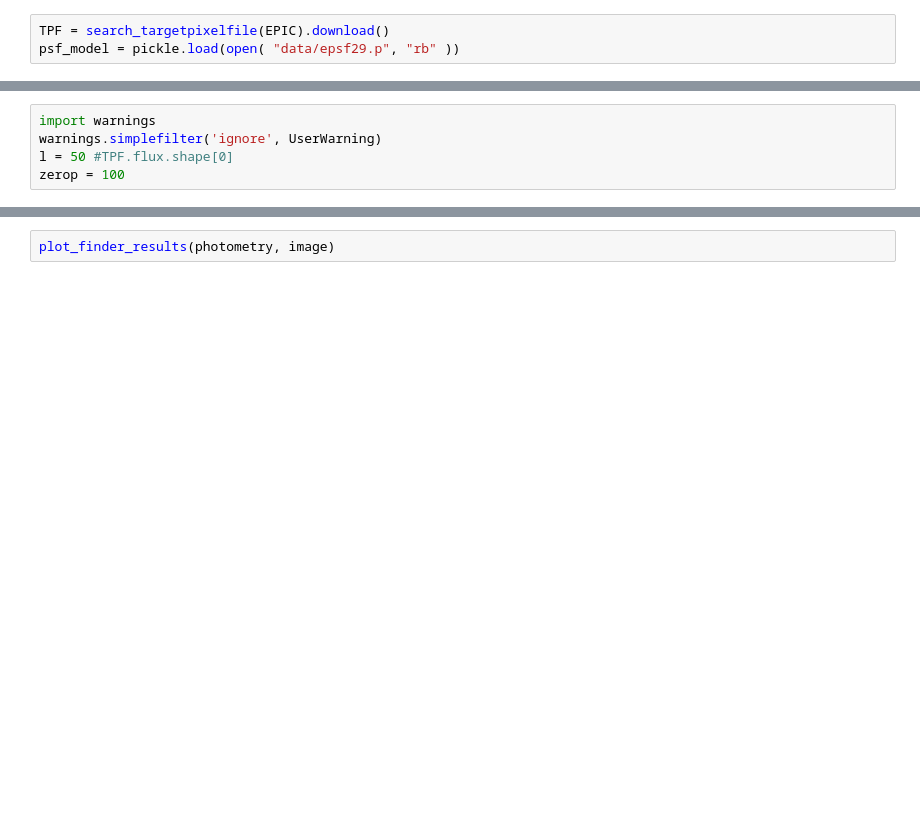
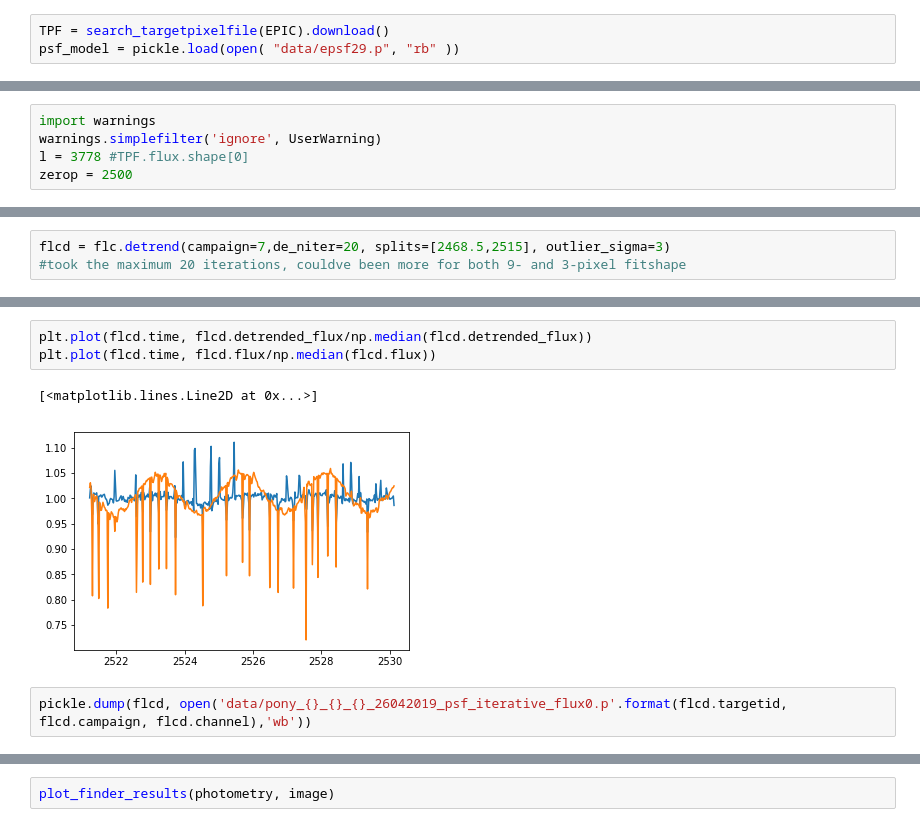
Before and after one commit to ekaterinailin/GaiaK2PSF, a Jupyter notebook: 97_use_photutils_do_PSF_photometry_w_customPSFmodel.ipynb, the cells around one changed output, grey strips where cells are left out. Saved outputs shown, nothing was run; the diff lists cells and outputs as text; blank space fills up the shorter version.

```diff
--- a/97_use_photutils_do_PSF_photometry_w_customPSFmodel.ipynb
+++ b/97_use_photutils_do_PSF_photometry_w_customPSFmodel.ipynb
@@ -25,6 +29,6 @@ psf_model = pickle.load(open( "data/epsf29.p", "rb" ))
 # %%
 import warnings
 warnings.simplefilter('ignore', UserWarning)
-l = 50 #TPF.flux.shape[0]
-zerop = 100
+l = 3778 #TPF.flux.shape[0]
+zerop = 2500
 # %%
@@ -211,0 +288,3 @@ flc.plot()
+# %%
+flcd = flc.detrend(campaign=7,de_niter=20, splits=[2468.5,2515], outlier_sigma=3)
+#took the maximum 20 iterations, couldve been more for both 9- and 3-pixel fitshape
@@ -211,0 +314,8 @@ flc.plot()
+# %%
+plt.plot(flcd.time, flcd.detrended_flux/np.median(flcd.detrended_flux))
+plt.plot(flcd.time, flcd.flux/np.median(flcd.flux))
+# %% [output]
+[<matplotlib.lines.Line2D at 0x...>]
+[figure, added]
+# %%
+pickle.dump(flcd, open('data/pony_{}_{}_{}_26042019_psf_iterative_flux0.p'.format(flcd.targetid, flcd.campaign, flcd.channel),'wb'))
```
Also changed, not shown: parts of 13 cells of this notebook, 3 other files.
